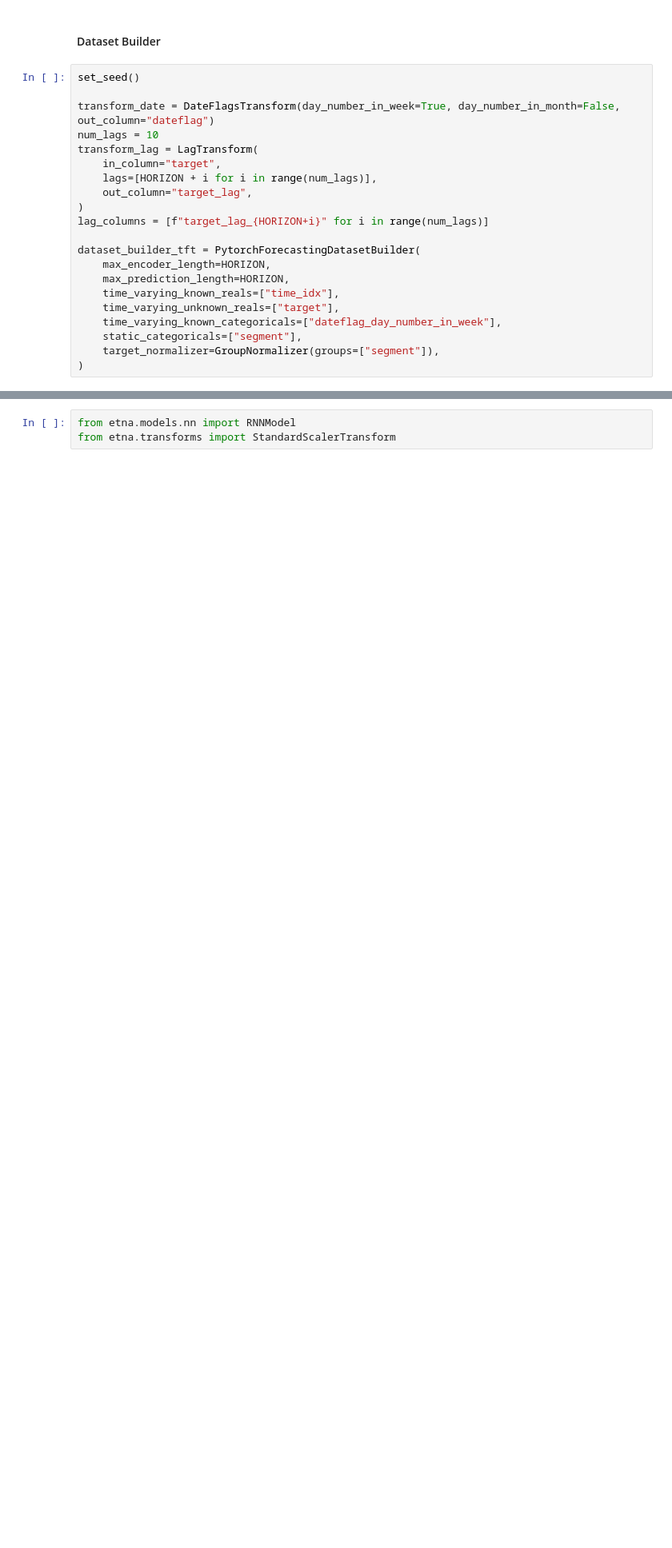
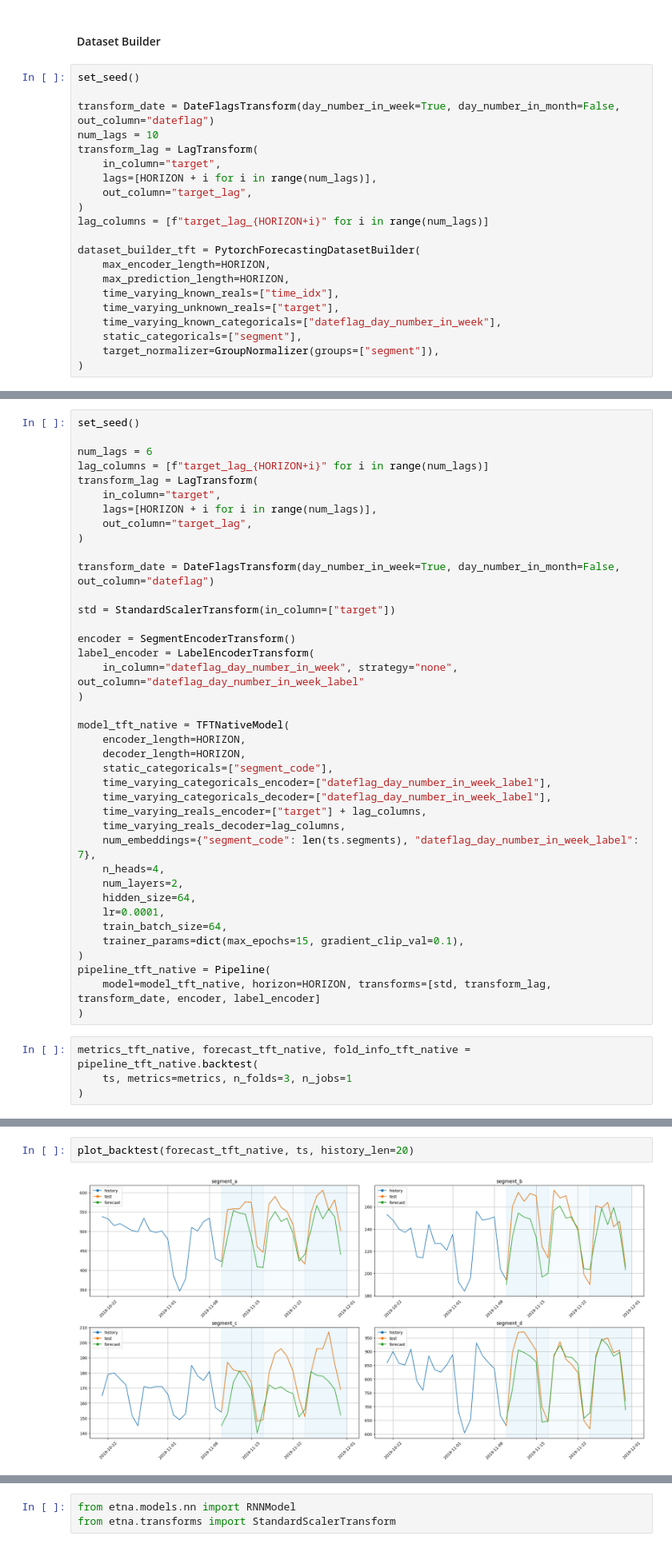
Before and after one commit to looopka/etna, a Jupyter notebook: examples/202-NN_examples.ipynb, the cells around one changed output, grey strips where cells are left out. Shown at 80% size. Cells and saved outputs as stored; diff of their text form; blank space fills up the shorter version.

```diff
--- a/examples/202-NN_examples.ipynb
+++ b/examples/202-NN_examples.ipynb
@@ -766,0 +784,43 @@ plot_backtest(forecast_tft, ts, history_len=20)
+# %%
+set_seed()
+
+num_lags = 6
+lag_columns = [f"target_lag_{HORIZON+i}" for i in range(num_lags)]
+transform_lag = LagTransform(
+    in_column="target",
+    lags=[HORIZON + i for i in range(num_lags)],
+    out_column="target_lag",
+)
+
+transform_date = DateFlagsTransform(day_number_in_week=True, day_number_in_month=False, out_column="dateflag")
+
+std = StandardScalerTransform(in_column=["target"])
+
+encoder = SegmentEncoderTransform()
+label_encoder = LabelEncoderTransform(
+    in_column="dateflag_day_number_in_week", strategy="none", out_column="dateflag_day_number_in_week_label"
+)
+
+model_tft_native = TFTNativeModel(
+    encoder_length=HORIZON,
+    decoder_length=HORIZON,
+    static_categoricals=["segment_code"],
+    time_varying_categoricals_encoder=["dateflag_day_number_in_week_label"],
+    time_varying_categoricals_decoder=["dateflag_day_number_in_week_label"],
+    time_varying_reals_encoder=["target"] + lag_columns,
+    time_varying_reals_decoder=lag_columns,
+    num_embeddings={"segment_code": len(ts.segments), "dateflag_day_number_in_week_label": 7},
+    n_heads=4,
+    num_layers=2,
+    hidden_size=64,
+    lr=0.0001,
+    train_batch_size=64,
+    trainer_params=dict(max_epochs=15, gradient_clip_val=0.1),
+)
+pipeline_tft_native = Pipeline(
+    model=model_tft_native, horizon=HORIZON, transforms=[std, transform_lag, transform_date, encoder, label_encoder]
+)
+# %%
+metrics_tft_native, forecast_tft_native, fold_info_tft_native = pipeline_tft_native.backtest(
+    ts, metrics=metrics, n_folds=3, n_jobs=1
+)
@@ -767 +897,5 @@ plot_backtest(forecast_tft, ts, history_len=20)
+# %%
+plot_backtest(forecast_tft_native, ts, history_len=20)
+# %% [output]
+[figure, added]
 # %% [markdown]
```
Also changed, not shown: parts of 49 cells of this notebook, 12 other files.
